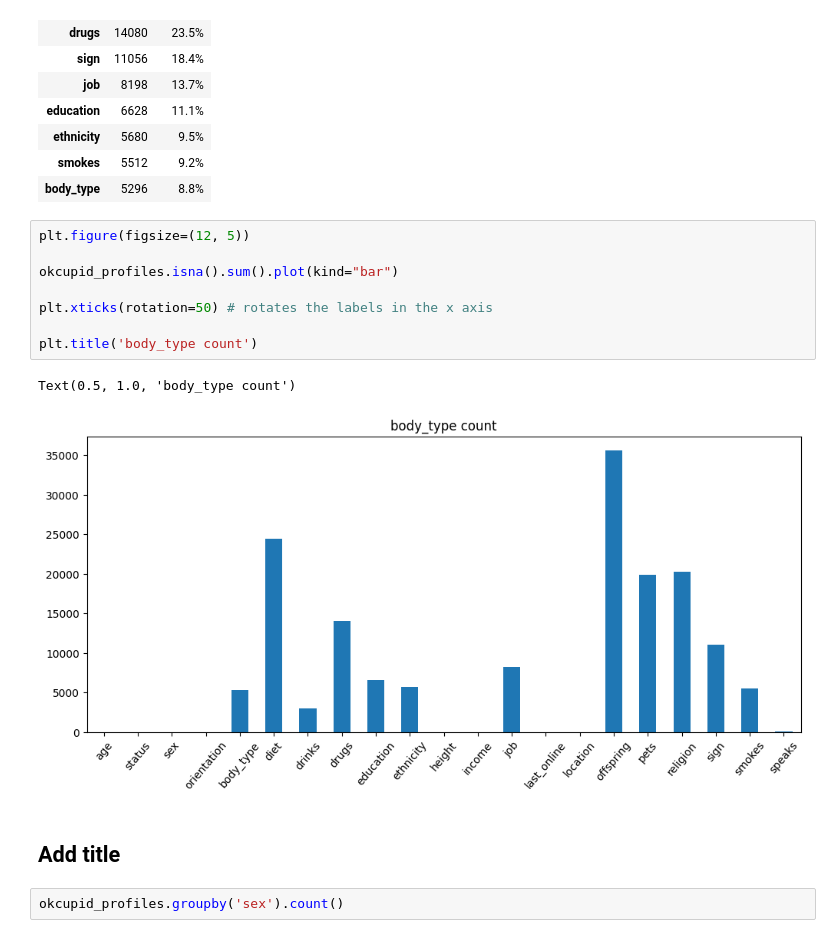
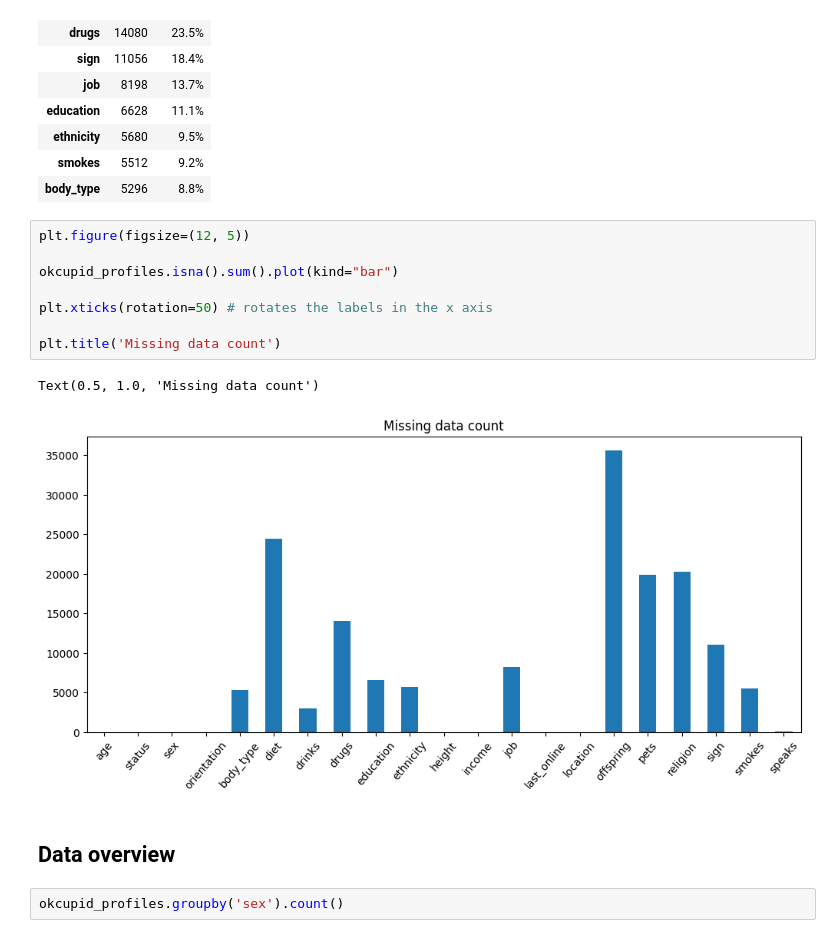
Before and after one commit to HR-Machine-Learning/HR_ML_Project1, a Jupyter notebook: src/01 Data analysis.ipynb, the cells around one changed output. Drawn from its saved outputs; the diff is of its cells as text.

Commit message:
Done extensive progress with data overview and data visualization

```diff
--- a/src/01 Data analysis.ipynb
+++ b/src/01 Data analysis.ipynb
@@ -66,16 +66,16 @@ missing_data[missing_data['Percent']>=0.05].head(20)
 # %%
 plt.figure(figsize=(12, 5))
 
 okcupid_profiles.isna().sum().plot(kind="bar")
 
 plt.xticks(rotation=50) # rotates the labels in the x axis
 
-plt.title('body_type count')
+plt.title('Missing data count')
 # %% [output]
-Text(0.5, 1.0, 'body_type count')
+Text(0.5, 1.0, 'Missing data count')
-[figure, old version]
+[figure, new version]
-# %% [markdown]
-## Add title
+# %% [markdown]
+## Data overview
 # %%
 okcupid_profiles.groupby('sex').count()
 # %% [output]
```
Also changed, not shown: parts of 34 cells of this notebook, 1 other file.
